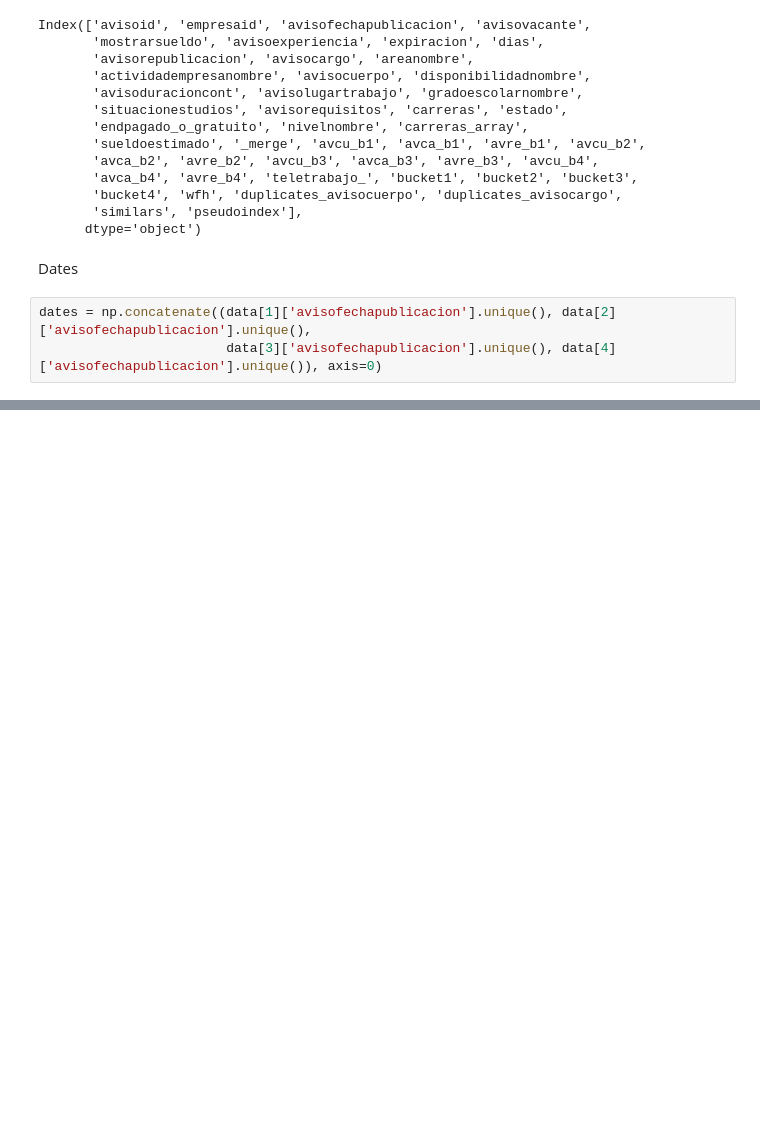
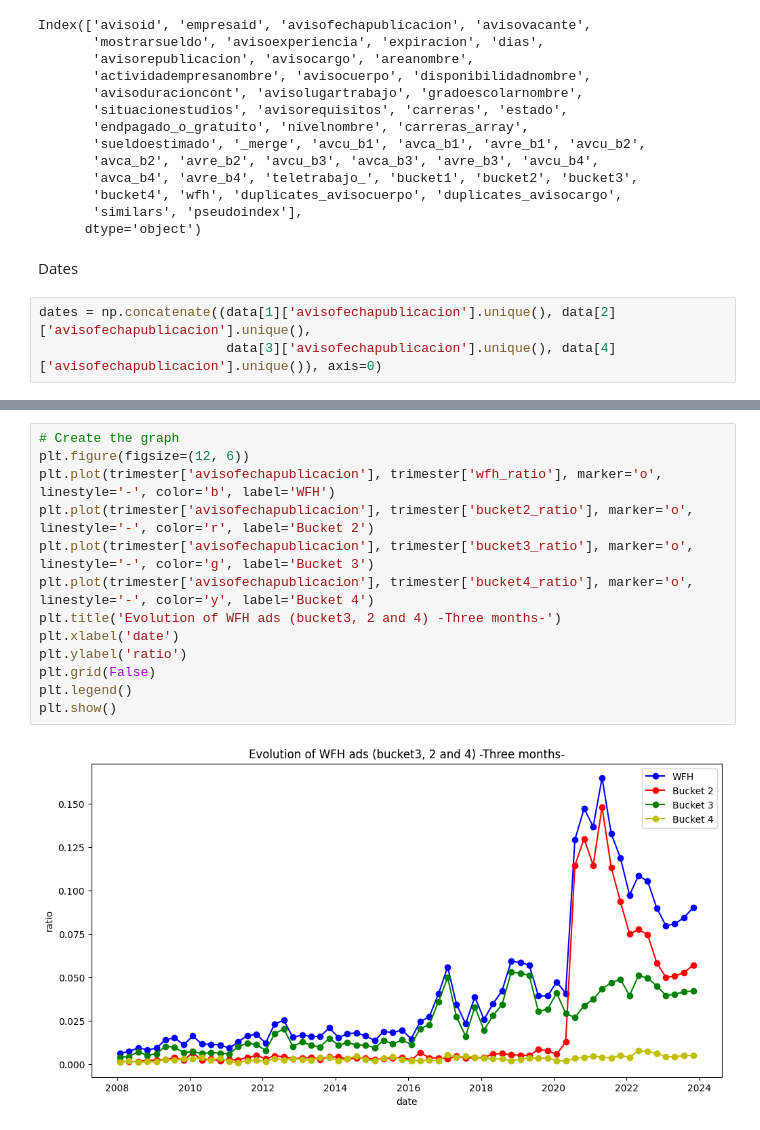
Before and after one commit to oejaramillo/WFH-Project, a Jupyter notebook: graphs 2.ipynb, the cells around one changed output, grey strips where cells are left out. Cells and saved outputs as stored; diff of their text form; blank space fills up the shorter version.

```diff
--- a/graphs 2.ipynb
+++ b/graphs 2.ipynb
@@ -84,0 +100,15 @@ plt.show()
+# %%
+# Create the graph
+plt.figure(figsize=(12, 6))
+plt.plot(trimester['avisofechapublicacion'], trimester['wfh_ratio'], marker='o', linestyle='-', color='b', label='WFH')
+plt.plot(trimester['avisofechapublicacion'], trimester['bucket2_ratio'], marker='o', linestyle='-', color='r', label='Bucket 2')
+plt.plot(trimester['avisofechapublicacion'], trimester['bucket3_ratio'], marker='o', linestyle='-', color='g', label='Bucket 3')
+plt.plot(trimester['avisofechapublicacion'], trimester['bucket4_ratio'], marker='o', linestyle='-', color='y', label='Bucket 4')
+plt.title('Evolution of WFH ads (bucket3, 2 and 4) -Three months-')
+plt.xlabel('date')
+plt.ylabel('ratio')
+plt.grid(False)
+plt.legend()
+plt.show()
+# %% [output]
+[figure, added]
```
Also changed, not shown: parts of 13 cells of this notebook, 1 other file.
